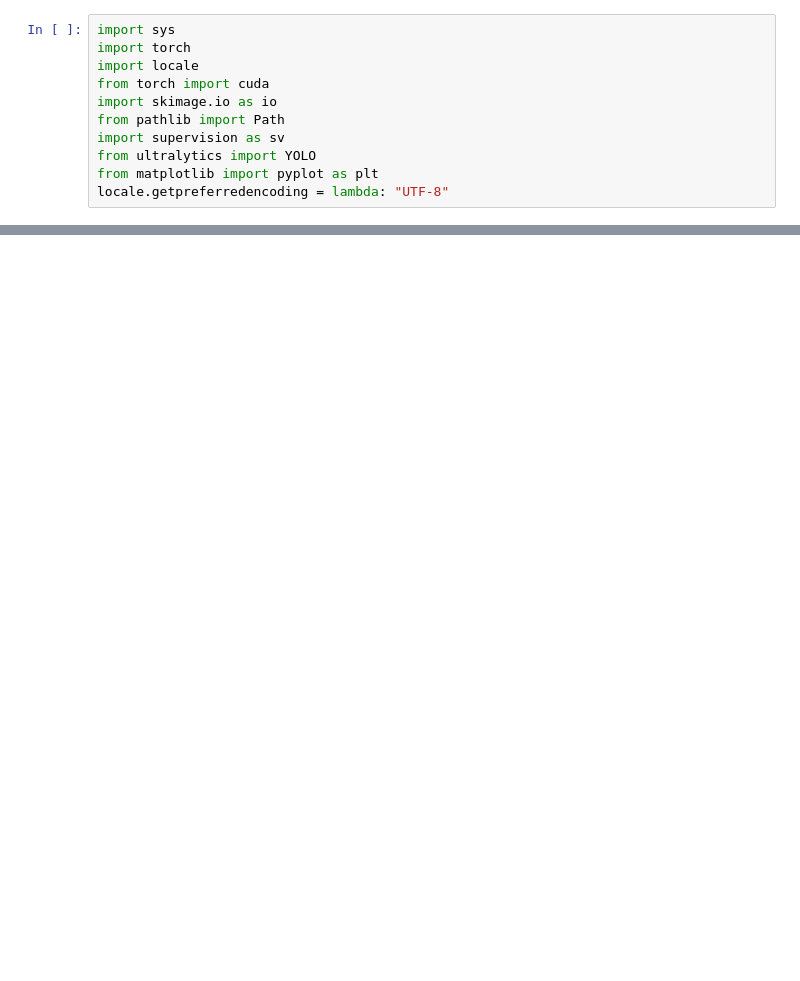
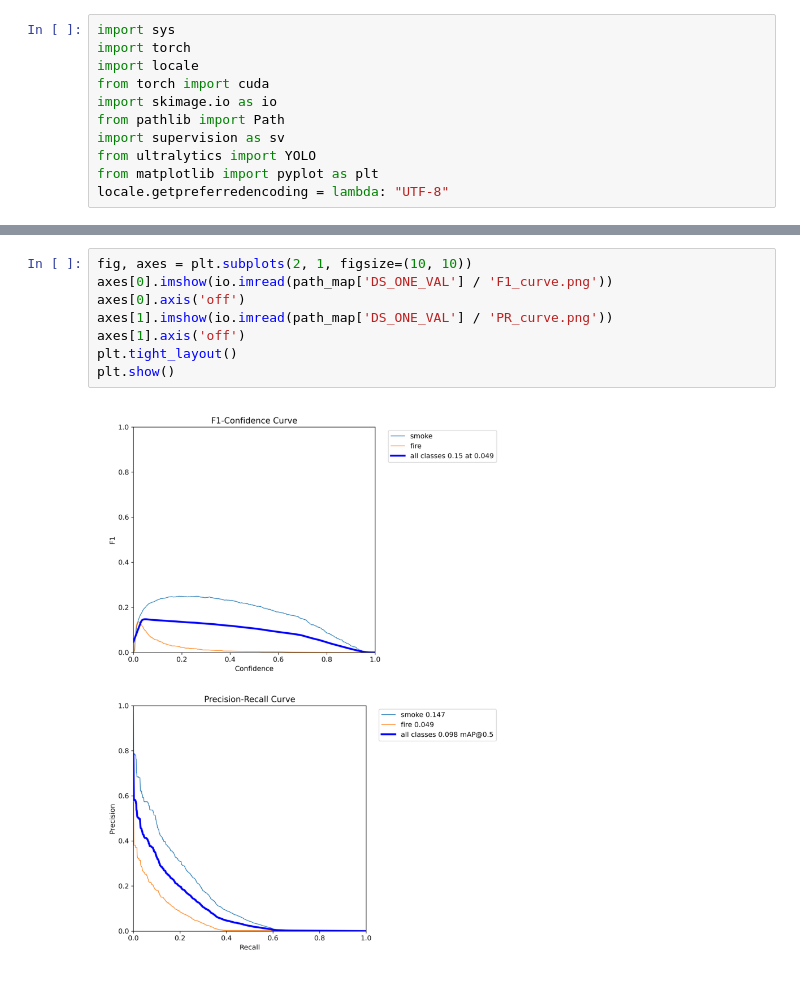
Before and after one commit to eedwards4/smokeDetection, a Jupyter notebook: SmokeDetection.ipynb, the cells around one changed output, grey strips where cells are left out. Drawn from its saved outputs; the diff is of its cells as text; blank space fills up the shorter version.

```diff
--- a/SmokeDetection.ipynb
+++ b/SmokeDetection.ipynb
@@ -100,0 +232,10 @@ check_equal(ds_val)
+# %%
+fig, axes = plt.subplots(2, 1, figsize=(10, 10))
+axes[0].imshow(io.imread(path_map['DS_ONE_VAL'] / 'F1_curve.png'))
+axes[0].axis('off')
+axes[1].imshow(io.imread(path_map['DS_ONE_VAL'] / 'PR_curve.png'))
+axes[1].axis('off')
+plt.tight_layout()
+plt.show()
+# %% [output]
+[figure, added]
```
Also changed, not shown: parts of 15 cells of this notebook, 2 other files.
